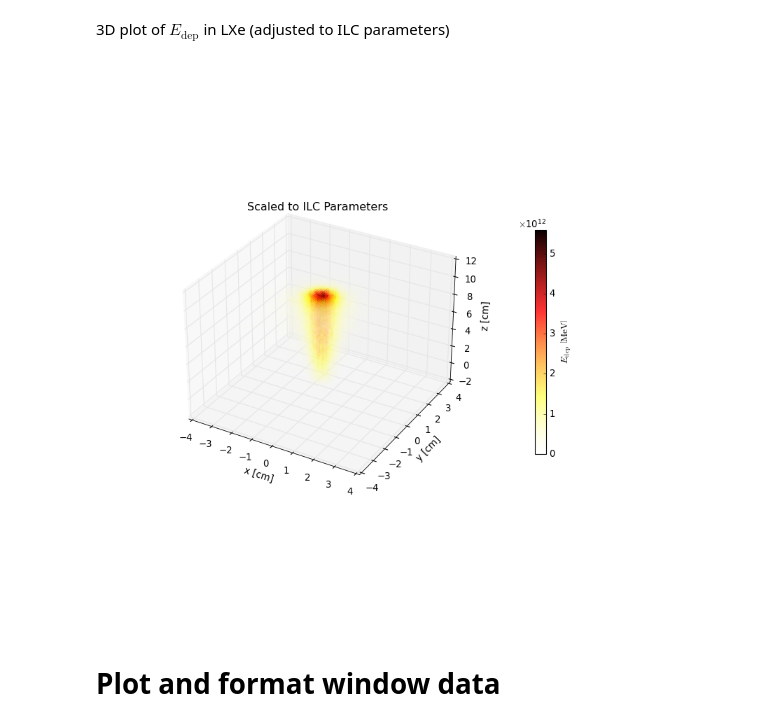
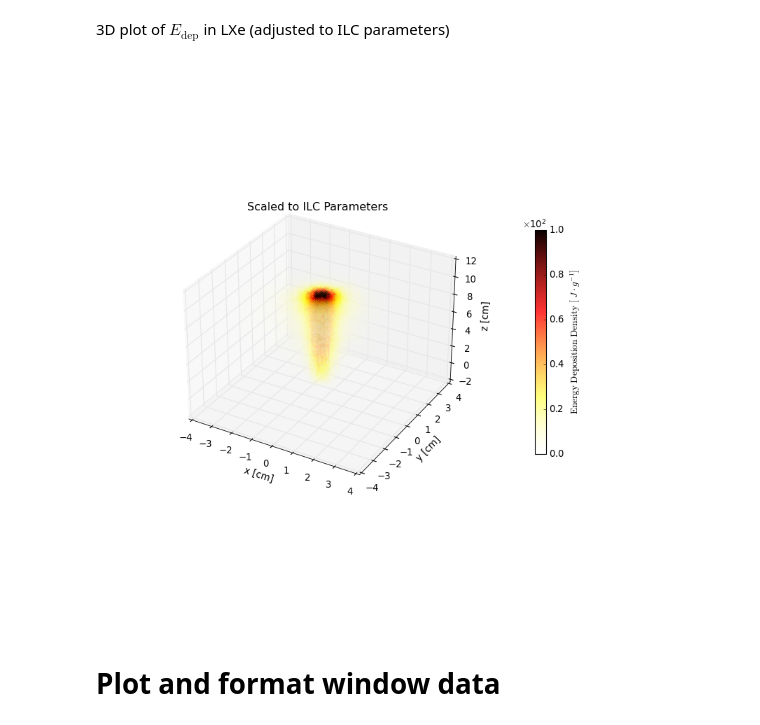
Before and after one commit to MaxVarverakis/G4Bl-LXeSims, a Jupyter notebook: analysis/zslice.ipynb, the cells around one changed output. Saved outputs shown, nothing was run; the diff lists cells and outputs as text; code cells hidden in the pictures.

```diff
--- a/analysis/zslice.ipynb
+++ b/analysis/zslice.ipynb
@@ -18,7 +16,7 @@ plt.style.use('classic')
 # %% [markdown]
 # Load data
 # %%
-WinMat = "Be"
+WinMat = "Al"
 
 path = f"/Users/max/SLAC Fall 2024/LXeSims/{WinMat}_sigmaR_3mm_thickness_0.5mm"
 # path = '/Users/max/SLAC Fall 2024/LXeSims/Geant4_test'
@@ -476,11 +474,12 @@ xy_edges = np.arange(-info["LXeDim"][0]/2, info["LXeDim"][0]/2+step, step)
 xy_bin_centers = (xy_edges[:-1] + xy_edges[1:]) / 2
 z_centers = np.arange(z_eps/20, info["LXeDim"][2]+z_eps/20, z_eps/10)
 
+bin_vol = z_eps/10 * step**2 # cm^3
+bin_mass = bin_vol * info["rho"]["LXe"] # g
+convert_to_edd = 1e6 * e_charge / bin_mass # conversion factor for MeV to J/g
+
 X,Y,Z = np.meshgrid(xy_bin_centers, xy_bin_centers, z_centers)
-# X,Y = np.meshgrid(xy_bin_centers, xy_bin_centers)
 
-# with open("LXe_binned.txt", "w") as f:
-    # f.write("x\ty\tz\tedep")
 for i in range(zbin):
     z_loc = z_eps*(i+1/2) # z-coordinate of (center of) slice mm
     if i != zbin-1:
@@ -499,7 +498,7 @@ for i in range(zbin):
     )
 
     # Note that `ILC_scale` also accounts for n_events, i.e., number of incident e- in the simulation
-    edep_data[i] = h[0].T * ILC_scale # MeV (transposed due to the weirdness of numpy histogram2d)
+    edep_data[i] = h[0].T * convert_to_edd * ILC_scale # J/g (transposed due to the weirdness of numpy histogram2d)
 
 edep_data = edep_data.T # transpose final edep dataset to match shape of meshgrid elements
 # %%
@@ -546,18 +543,19 @@ customCMAP()
 # %%
 plt.close()
 fig, ax = plt.subplots(subplot_kw={"projection": "3d"}, figsize=(10,10))
-img = ax.scatter(X.ravel(), Y.ravel(), Z.ravel(), c=edep_data.ravel(), marker='o', s=5, cmap='hot_rT', edgecolors='none')
+img = ax.scatter(X.ravel(), Y.ravel(), Z.ravel(), c=edep_data.ravel(), marker='o', s=5, cmap='hot_rT', edgecolors='none', vmax=1e2)
 ax.set_xlabel('x [cm]')
 ax.set_ylabel('y [cm]')
 ax.set_zlabel('z [cm]')
 # ax.set_title()
 ax.set_title('Scaled to ILC Parameters')
-cb = fig.colorbar(img, ax=ax, label=r'$E_{\mathrm{dep}}\ \left[\mathrm{MeV}\right]$', pad=0.15, shrink=.5)
+# cb = fig.colorbar(img, ax=ax, label=r'$E_{\mathrm{dep}}\ \left[\mathrm{MeV}\right]$', pad=0.15, shrink=.5)
+cb = fig.colorbar(img, ax=ax, label=r'$\mathrm{Energy\ Deposition\ Density}\ \left[\ J\cdot g^{-1}\right]$', pad=0.15, shrink=.5)
 cb.formatter.set_useMathText(True)
 cb.formatter.set_powerlimits((0, 0))
 plt.show()
 # %% [output]
-[figure, old version]
+[figure, new version]
 # %% [markdown]
 # Plot and format window data
 # %% [markdown]
```
Also changed, not shown: parts of 17 cells of this notebook, 6 other files.
